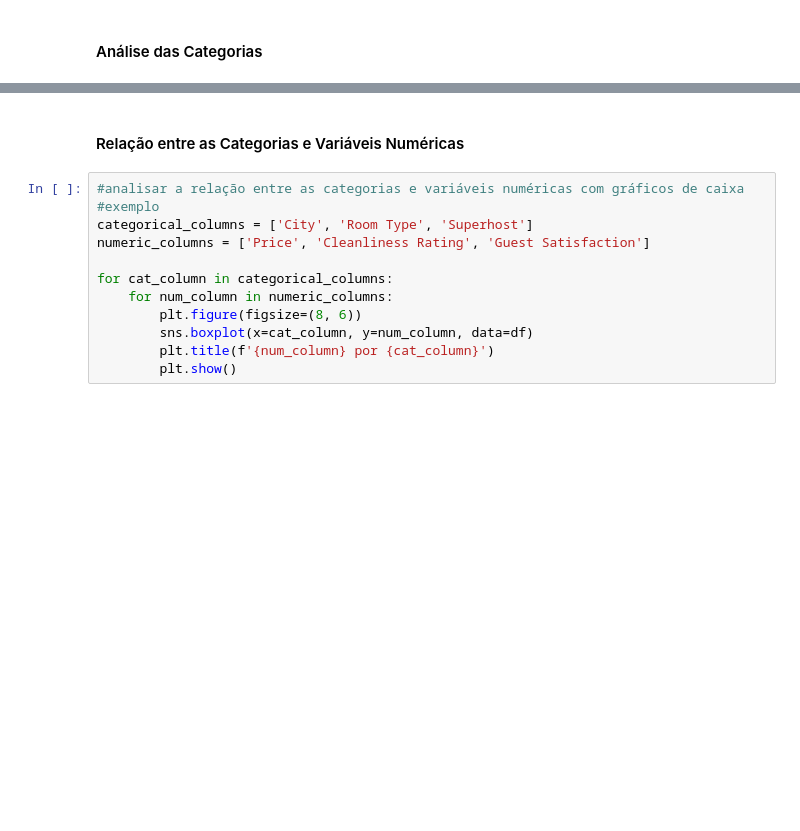
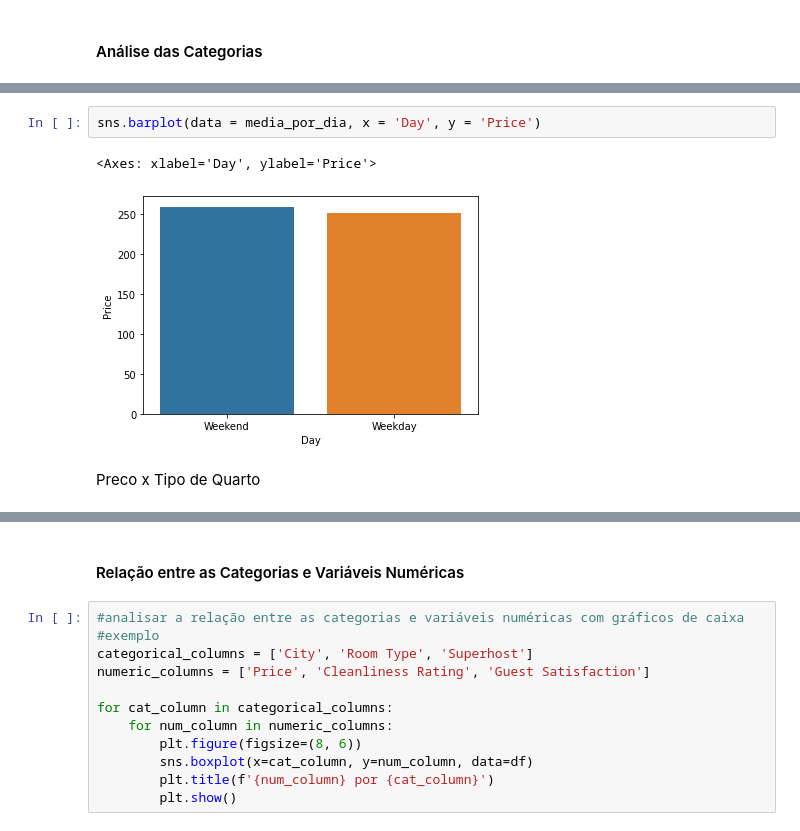
Before and after one commit to maafinotti/satisfacao_clientes_airbnb, a Jupyter notebook: projeto.ipynb, the cells around one changed output, grey strips where cells are left out. Drawn from its saved outputs; the diff is of its cells as text; blank space fills up the shorter version.

```diff
--- a/projeto.ipynb
+++ b/projeto.ipynb
@@ -221,0 +230,7 @@ Name: Superhost, dtype: int64
+# %%
+sns.barplot(data = media_por_dia, x = 'Day', y = 'Price')
+# %% [output]
+<Axes: xlabel='Day', ylabel='Price'>
+[figure, added]
+# %% [markdown]
+Preco x Tipo de Quarto
```
Also changed, not shown: parts of 33 cells of this notebook.
